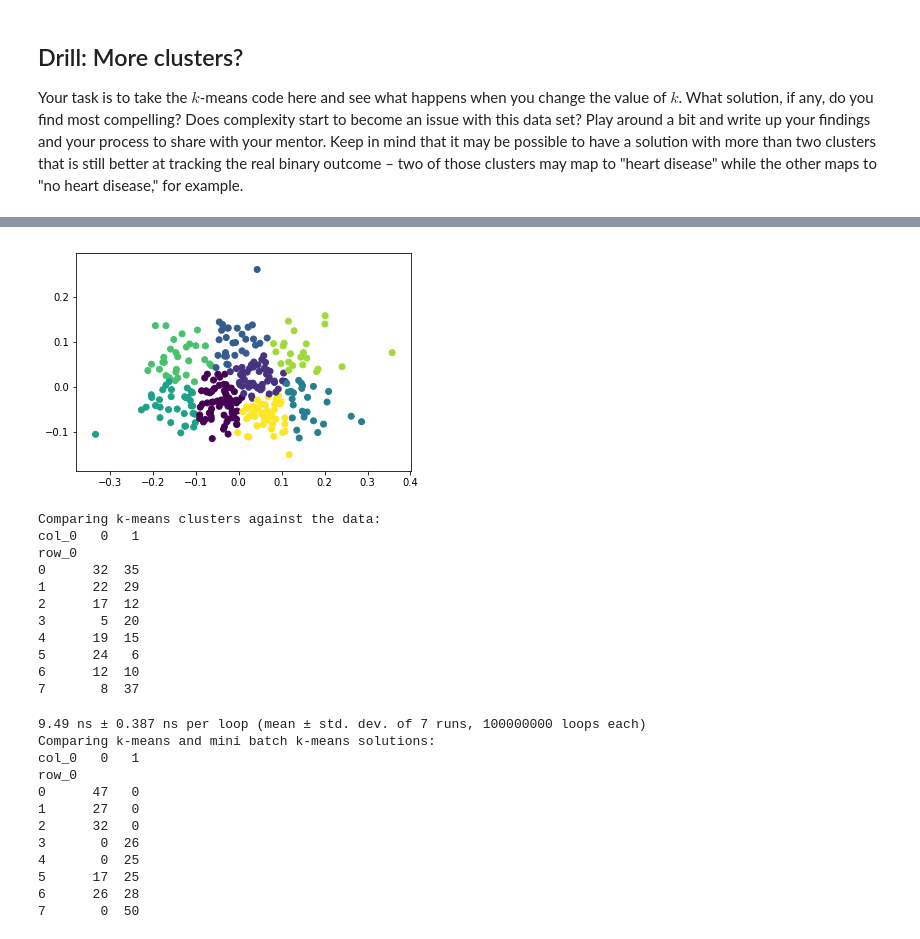
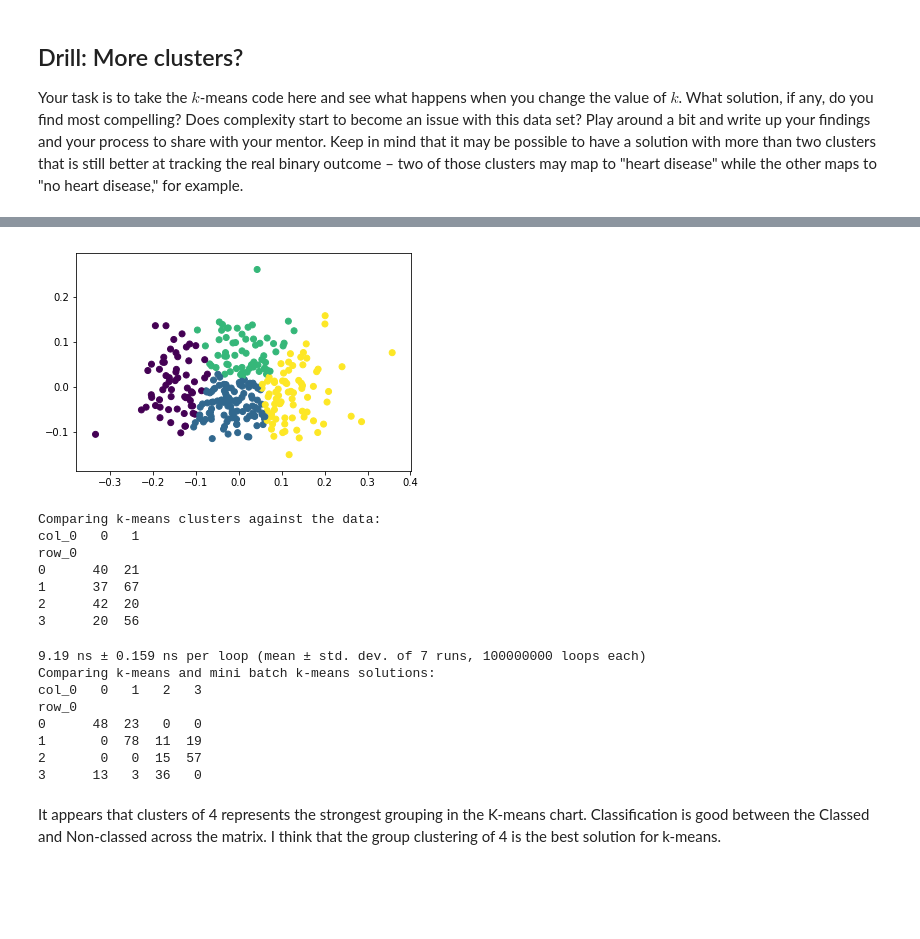
Before and after one commit to Kingbigtiger/class-studies, a Jupyter notebook: Unit 4.2.2 Bootcamp K means.ipynb, the cells around one changed output, grey strips where cells are left out. Cells and saved outputs as stored; diff of their text form; code cells hidden in the pictures; blank space fills up the shorter version.

```diff
--- a/Unit 4.2.2 Bootcamp K means.ipynb
+++ b/Unit 4.2.2 Bootcamp K means.ipynb
@@ -126,7 +126,7 @@ X_norm = normalize(X)
 X_pca = PCA(2).fit_transform(X_norm)
 
 # Calculate predicted values.
-y_pred = KMeans(n_clusters=8, random_state=42).fit_predict(X_pca)
+y_pred = KMeans(n_clusters=4, random_state=42).fit_predict(X_pca)
 
 # Plot the solution.
 plt.scatter(X_pca[:, 0], X_pca[:, 1], c=y_pred)
@@ -140,21 +140,17 @@ print(pd.crosstab(y_pred, y))
-[figure, old version]
+[figure, new version]
 Comparing k-means clusters against the data:
 col_0   0   1
 row_0
-0      32  35
-1      22  29
-2      17  12
-3       5  20
-4      19  15
-5      24   6
-6      12  10
-7       8  37
+0      40  21
+1      37  67
+2      42  20
+3      20  56
 # %%
 %timeit pass
 # Each batch will be made up of 200 data points.
 minibatchkmeans = MiniBatchKMeans(
     init='random',
-    n_clusters=8,
+    n_clusters=4,
     batch_size=200)
 minibatchkmeans.fit(X_pca)
 
@@ -165,15 +161,13 @@ predict_mini = minibatchkmeans.predict(X_pca)
 print('Comparing k-means and mini batch k-means solutions:')
 print(pd.crosstab(predict_mini, y_pred))
 # %% [output]
-9.49 ns ± 0.387 ns per loop (mean ± std. dev. of 7 runs, 100000000 loops each)
+9.19 ns ± 0.159 ns per loop (mean ± std. dev. of 7 runs, 100000000 loops each)
 Comparing k-means and mini batch k-means solutions:
-col_0   0   1
+col_0   0   1   2   3
 row_0
-0      47   0
-1      27   0
-2      32   0
-3       0  26
-4       0  25
-5      17  25
-6      26  28
-7       0  50
+0      48  23   0   0
+1       0  78  11  19
+2       0   0  15  57
+3      13   3  36   0
+# %% [markdown]
+It appears that clusters of 4 represents the strongest grouping in the K-means chart. Classification is good between the Classed and Non-classed across the matrix. I think that the group clustering of 4 is the best solution for k-means.
```
Also changed, not shown: parts of 2 cells of this notebook.
